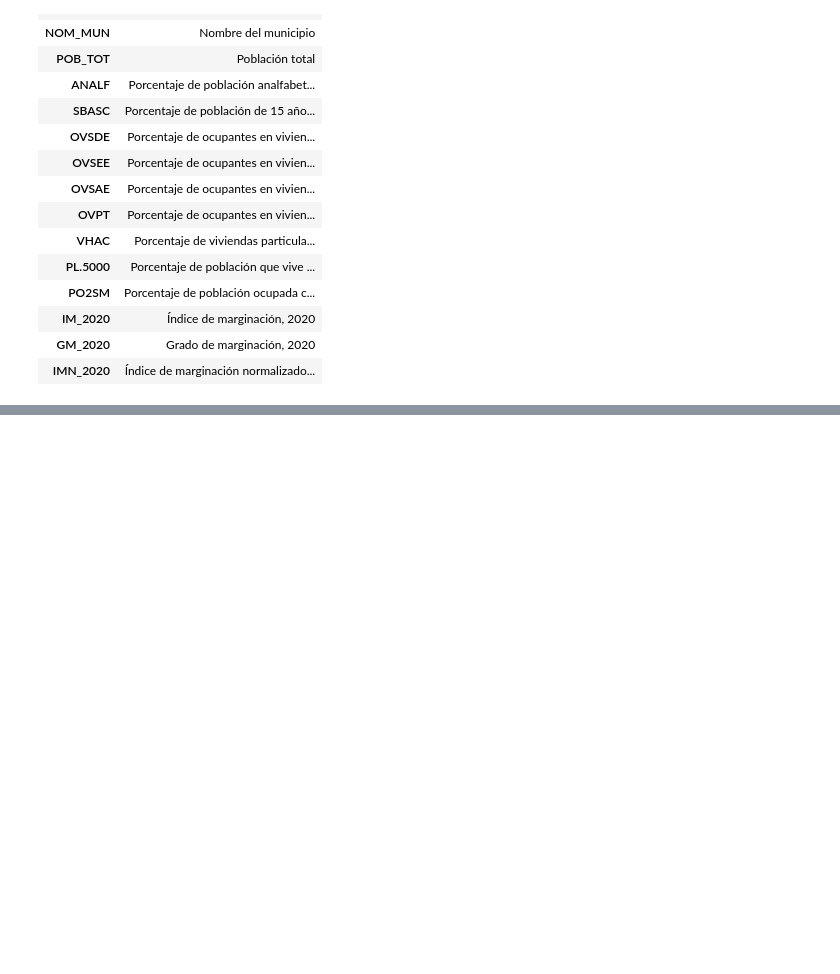
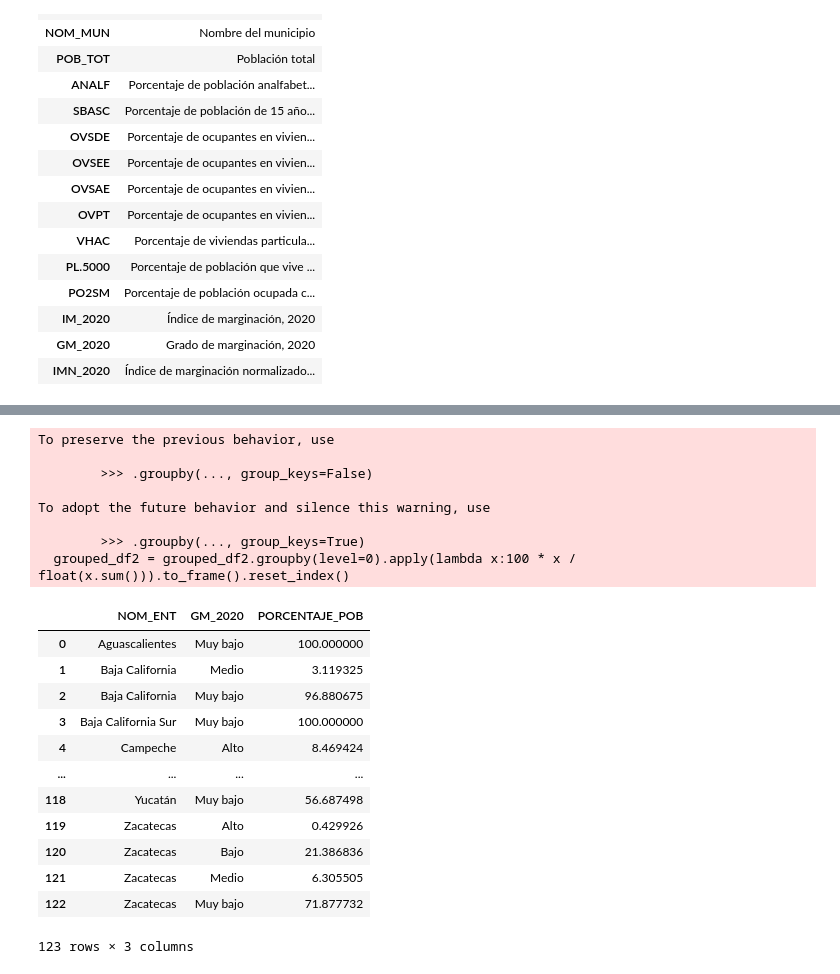
Before and after one commit to jmartingv/proyecto-programacion-mcd, a Jupyter notebook: proyecto.ipynb, the cells around one changed output, grey strips where cells are left out. Drawn from its saved outputs; the diff is of its cells as text; code cells hidden in the pictures; blank space fills up the shorter version.

```diff
--- a/proyecto.ipynb
+++ b/proyecto.ipynb
@@ -187,0 +192,34 @@ plt.show()
+# %%
+# Agrupamos de nuevo por entidad y grade de marginación, pero esta vez sumamos los valores de la columna POB_TOT (población total por municipio)
+grouped_df2 = marginacion_df.groupby(['NOM_ENT','GM_2020'])['POB_TOT'].sum()
+
+# Volvemos a agrupar por estado, para ahora dividir el total de la población de cada uno entre su población total, y multiplicamos por 100
+grouped_df2 = grouped_df2.groupby(level=0).apply(lambda x:100 * x / float(x.sum())).to_frame().reset_index()
+
+# Renombramos la columna para evitar confusiones
+grouped_df2.rename(columns={'POB_TOT':'PORCENTAJE_POB'},inplace=True)
+
+# Mostramos nuestro nuevo DataFrame
+grouped_df2
+# %% [output]
+To preserve the previous behavior, use
+
+        >>> .groupby(..., group_keys=False)
+
+To adopt the future behavior and silence this warning, use
+
+        >>> .groupby(..., group_keys=True)
+  grouped_df2 = grouped_df2.groupby(level=0).apply(lambda x:100 * x / float(x.sum())).to_frame().reset_index()
+|  | NOM_ENT | GM_2020 | PORCENTAJE_POB |
+| 0 | Aguascalientes | Muy bajo | 100.000000 |
+| 1 | Baja California | Medio | 3.119325 |
+| 2 | Baja California | Muy bajo | 96.880675 |
+| 3 | Baja California Sur | Muy bajo | 100.000000 |
+| 4 | Campeche | Alto | 8.469424 |
+| ... | ... | ... | ... |
+| 118 | Yucatán | Muy bajo | 56.687498 |
+| 119 | Zacatecas | Alto | 0.429926 |
+| 120 | Zacatecas | Bajo | 21.386836 |
+| 121 | Zacatecas | Medio | 6.305505 |
+| 122 | Zacatecas | Muy bajo | 71.877732 |
+123 rows × 3 columns
```
Also changed, not shown: parts of 19 cells of this notebook, 1 other file.
